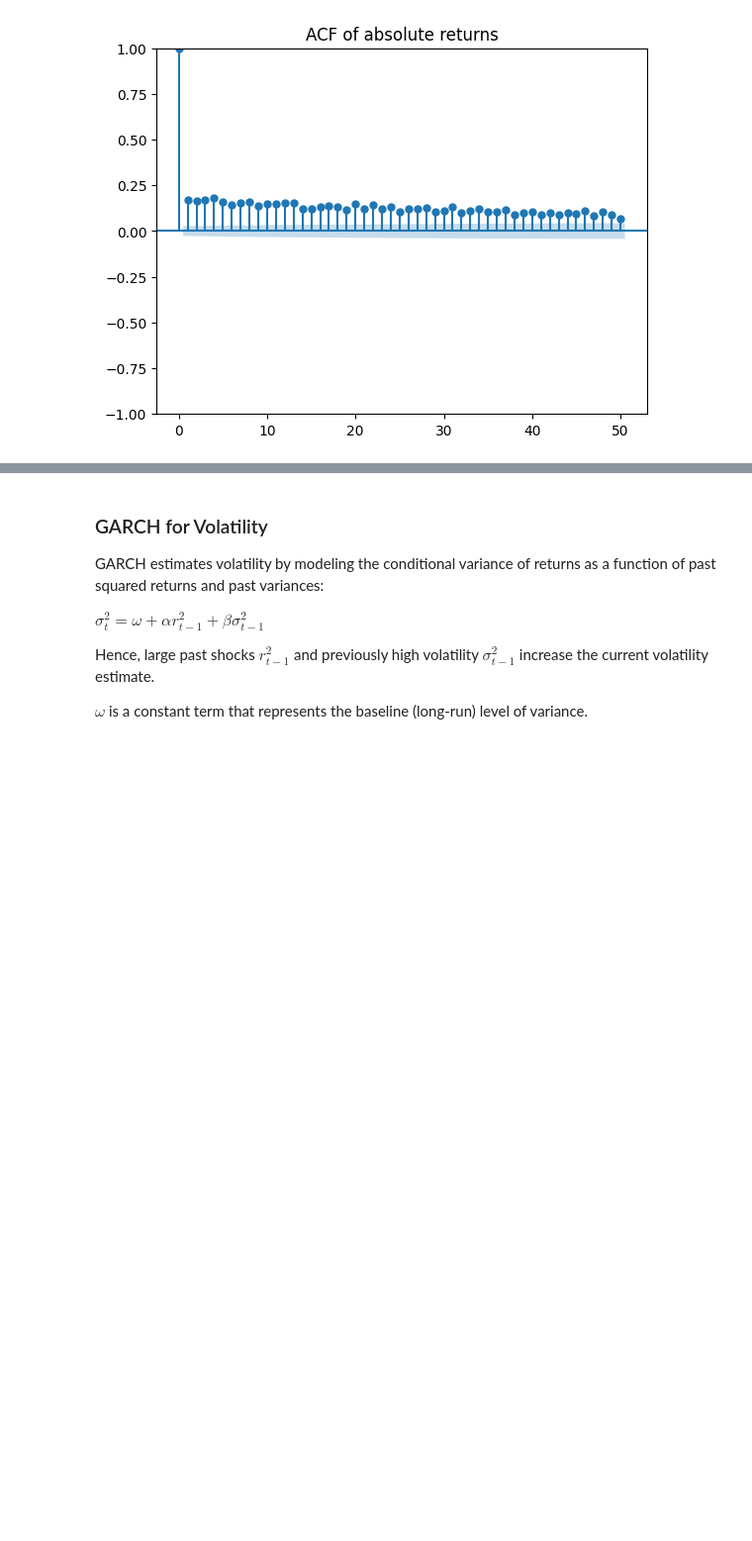
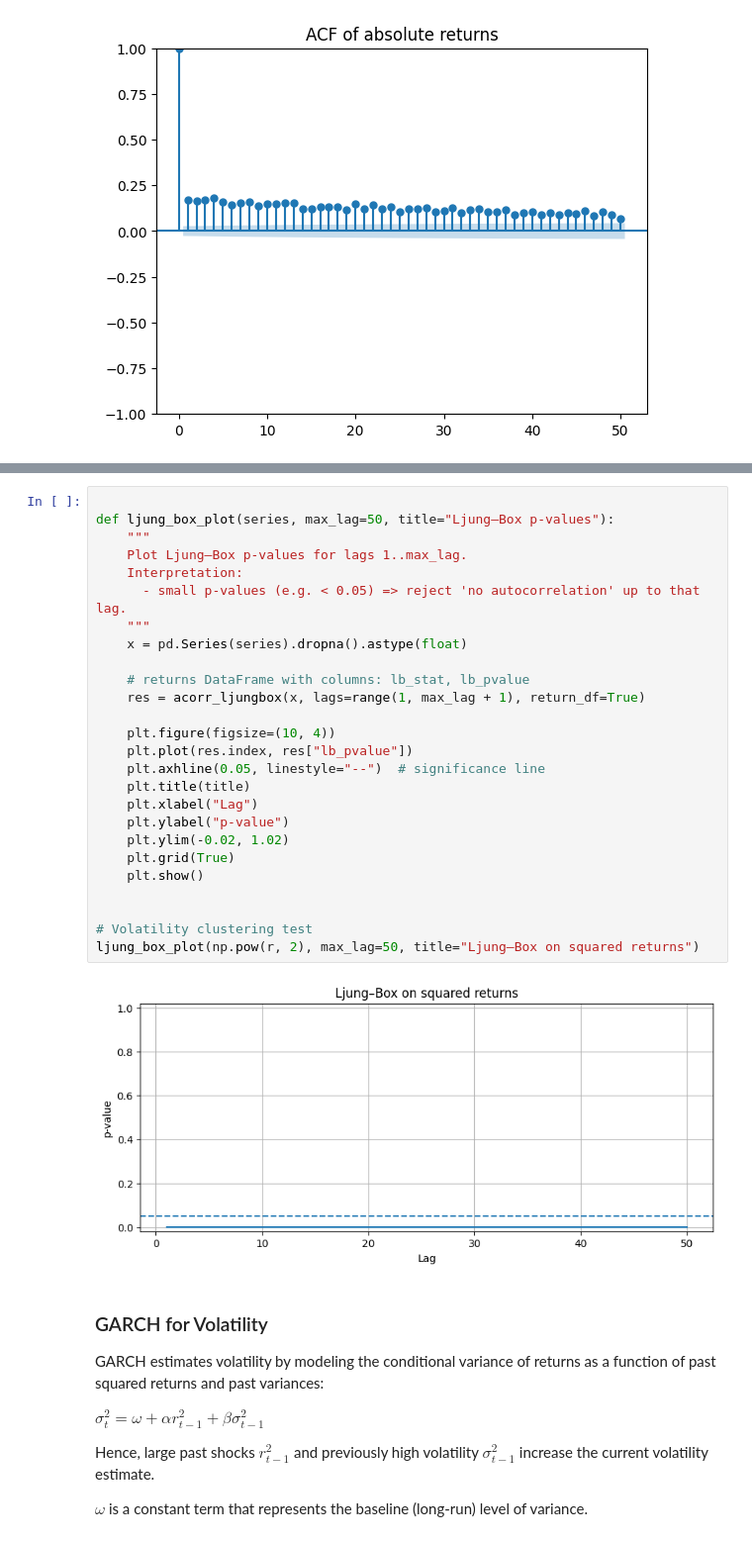
Before and after one commit to albinberg/evt-tail-risk, a Jupyter notebook: final_stat_project.ipynb, the cells around one changed output, grey strips where cells are left out. Shown at 99% size. Cells and saved outputs as stored; diff of their text form; blank space fills up the shorter version.

```diff
--- a/final_stat_project.ipynb
+++ b/final_stat_project.ipynb
@@ -85,3 +121,31 @@ plt.show()
+# %%
+
+def ljung_box_plot(series, max_lag=50, title="Ljung–Box p-values"):
+    """
+    Plot Ljung–Box p-values for lags 1..max_lag.
+    Interpretation:
+      - small p-values (e.g. < 0.05) => reject 'no autocorrelation' up to that lag.
+    """
+    x = pd.Series(series).dropna().astype(float)
+
+    # returns DataFrame with columns: lb_stat, lb_pvalue
+    res = acorr_ljungbox(x, lags=range(1, max_lag + 1), return_df=True)
+
+    plt.figure(figsize=(10, 4))
+    plt.plot(res.index, res["lb_pvalue"])
+    plt.axhline(0.05, linestyle="--")  # significance line
+    plt.title(title)
+    plt.xlabel("Lag")
+    plt.ylabel("p-value")
+    plt.ylim(-0.02, 1.02)
+    plt.grid(True)
+    plt.show()
+
+
+# Volatility clustering test
+ljung_box_plot(np.pow(r, 2), max_lag=50, title="Ljung–Box on squared returns")
+# %% [output]
+[figure, added]
 # %% [markdown]
 ### GARCH for Volatility
 
```
Also changed, not shown: parts of 9 cells of this notebook.
